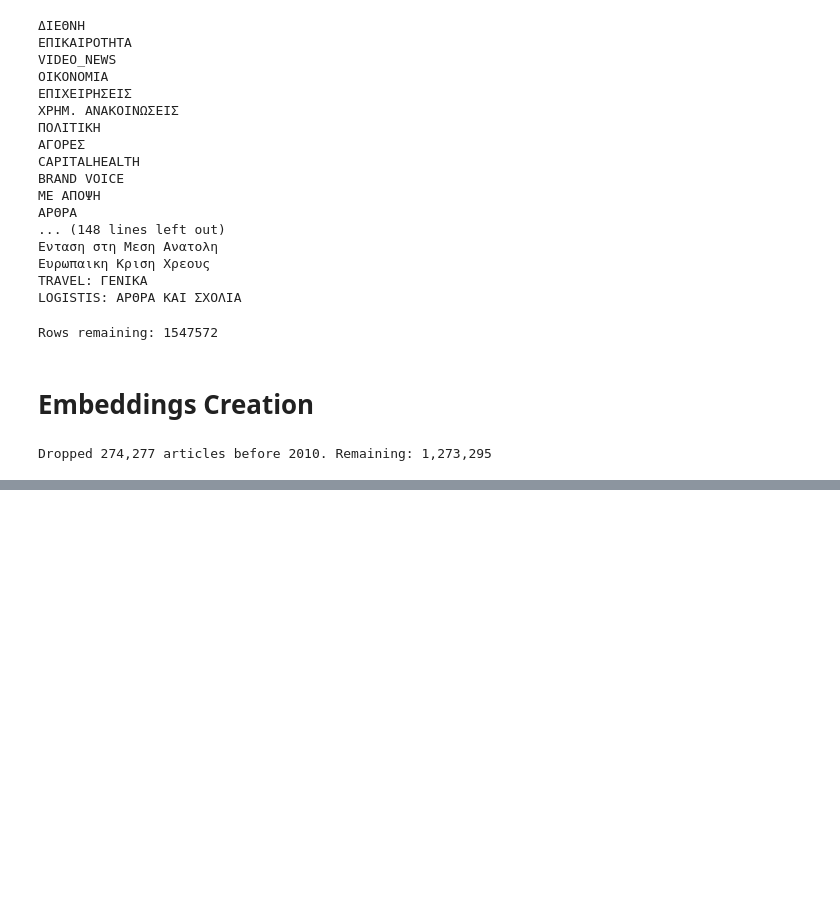
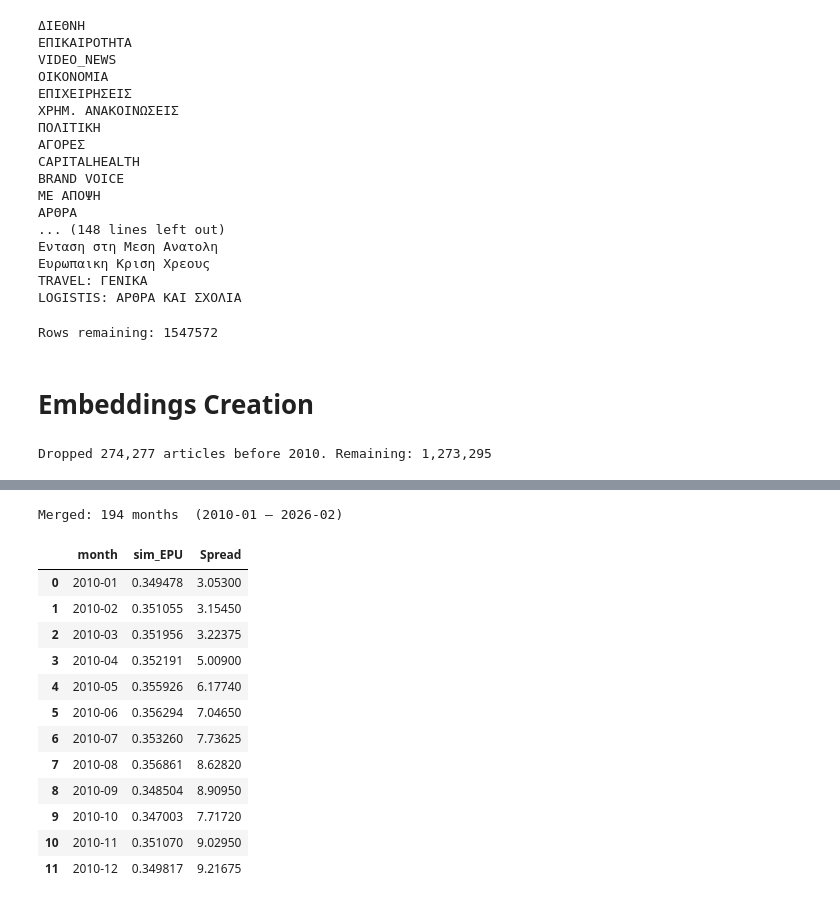
Before and after one commit to Swkratis210204/TextDataInEconomics, a Jupyter notebook: phase1/phase1.ipynb, the cells around one changed output, grey strips where cells are left out. Saved outputs shown, nothing was run; the diff lists cells and outputs as text; code cells hidden in the pictures; blank space fills up the shorter version.

Commit message:
add EPU pipeline: keyword filter, FastText embeddings, OLS regression

```diff
--- a/phase1/phase1.ipynb
+++ b/phase1/phase1.ipynb
@@ -502,0 +484,14 @@ df_epu[[f"sim_{cat}" for cat in cats] + ["sim_EPU"]].describe().round(4)
+# %%
+def doc_vector(text, model):
+    """Mean of word vectors for tokens present in vocabulary."""
+    tokens = text.strip().split()
+    vecs = [model[t] for t in tokens if t in model]
+    if not vecs:
+        return np.zeros(model.vector_size, dtype=np.float32)
+    return np.mean(vecs, axis=0).astype(np.float32)
+
+def cosine_sim(a, b):
+    na, nb = np.linalg.norm(a), np.linalg.norm(b)
+    if na == 0 or nb == 0:
+        return 0.0
+    return float(np.dot(a, b) / (na * nb))
@@ -502,0 +566,25 @@ df_epu[[f"sim_{cat}" for cat in cats] + ["sim_EPU"]].describe().round(4)
+# %%
+# Prepare bond spread: aggregate to monthly mean
+bonds_df["month_dt"] = pd.to_datetime(bonds_df["Date"], format="%m/%d/%Y")
+bonds_df["month"] = bonds_df["month_dt"].dt.to_period("M")
+bonds_monthly = bonds_df.groupby("month")["Spread"].mean().reset_index()
+
+# Merge on month
+merged = monthly.merge(bonds_monthly, on="month", how="inner")
+print(f"Merged: {len(merged)} months  ({merged['month'].min()} – {merged['month'].max()})")
+merged[["month", "sim_EPU", "Spread"]].head(12)
+# %% [output]
+Merged: 194 months  (2010-01 – 2026-02)
+|  | month | sim_EPU | Spread |
+| 0 | 2010-01 | 0.349478 | 3.05300 |
+| 1 | 2010-02 | 0.351055 | 3.15450 |
+| 2 | 2010-03 | 0.351956 | 3.22375 |
+| 3 | 2010-04 | 0.352191 | 5.00900 |
+| 4 | 2010-05 | 0.355926 | 6.17740 |
+| 5 | 2010-06 | 0.356294 | 7.04650 |
+| 6 | 2010-07 | 0.353260 | 7.73625 |
+| 7 | 2010-08 | 0.356861 | 8.62820 |
+| 8 | 2010-09 | 0.348504 | 8.90950 |
+| 9 | 2010-10 | 0.347003 | 7.71720 |
+| 10 | 2010-11 | 0.351070 | 9.02950 |
+| 11 | 2010-12 | 0.349817 | 9.21675 |
```
Also changed, not shown: parts of 13 cells of this notebook, 1 other file.
